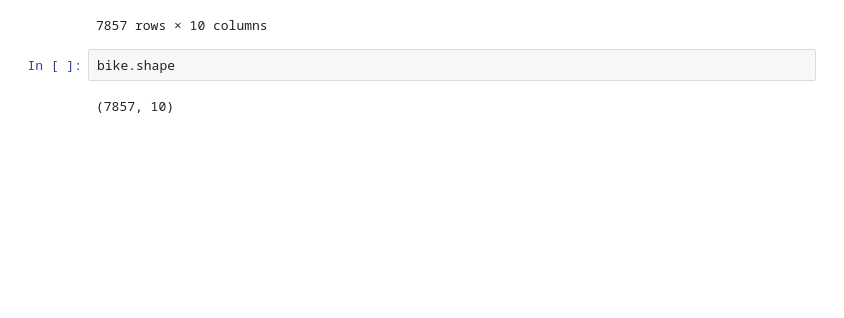
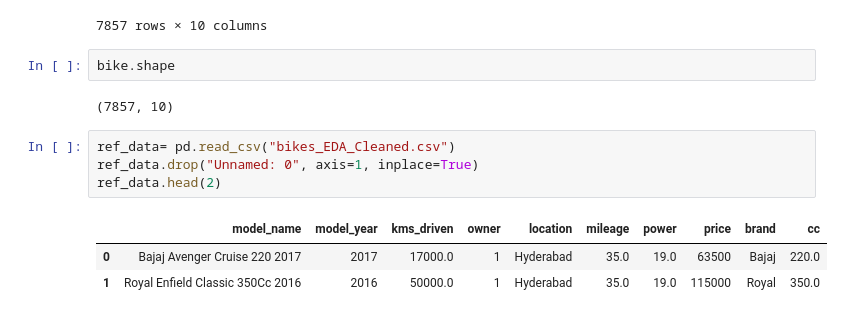
Before and after one commit to sushantkas/Pr-2-used-bikes, a Jupyter notebook: test.ipynb, the cells around one changed output. Cells and saved outputs as stored; diff of their text form; blank space fills up the shorter version.

```diff
--- a/test.ipynb
+++ b/test.ipynb
@@ -51,3 +51,11 @@ bike
 bike.shape
 # %% [output]
 (7857, 10)
+# %%
+ref_data= pd.read_csv("bikes_EDA_Cleaned.csv")
+ref_data.drop("Unnamed: 0", axis=1, inplace=True)
+ref_data.head(2)
+# %% [output]
+|  | model_name | model_year | kms_driven | owner | location | mileage | power | price | brand | cc |
+| 0 | Bajaj Avenger Cruise 220 2017 | 2017 | 17000.0 | 1 | Hyderabad | 35.0 | 19.0 | 63500 | Bajaj | 220.0 |
+| 1 | Royal Enfield Classic 350Cc 2016 | 2016 | 50000.0 | 1 | Hyderabad | 35.0 | 19.0 | 115000 | Royal | 350.0 |
```
Also changed, not shown: parts of 12 cells of this notebook, 6 other files.
